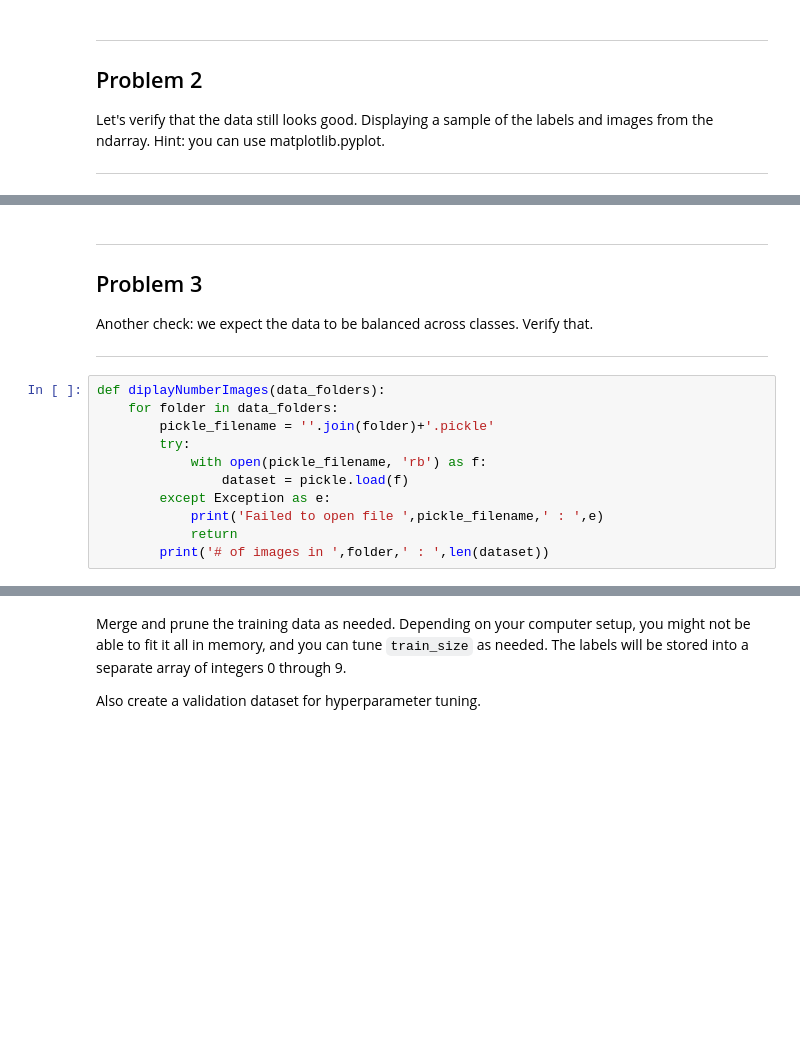
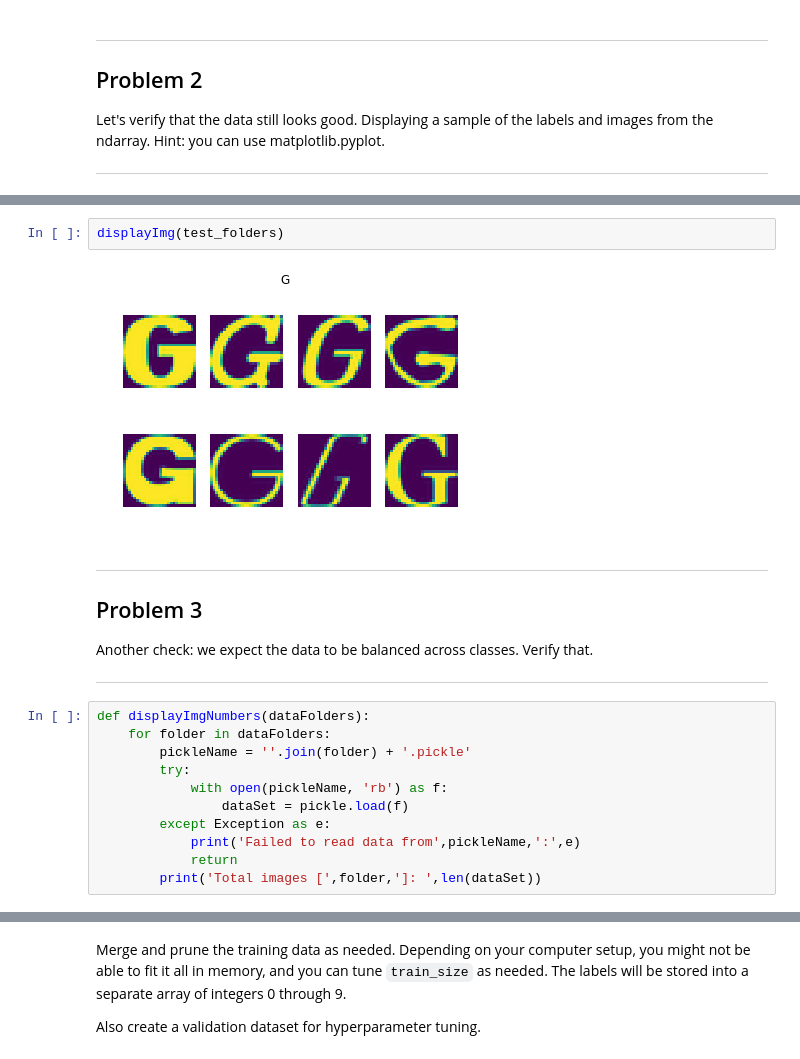
Before and after one commit to sthoong/TensorflowCourse, a Jupyter notebook: 1_notmnist.ipynb, the cells around one changed output, grey strips where cells are left out. Saved outputs shown, nothing was run; the diff lists cells and outputs as text; blank space fills up the shorter version.

```diff
--- a/1_notmnist.ipynb
+++ b/1_notmnist.ipynb
@@ -273,3 +247,7 @@ Wall time: 592 ms
+# %%
+displayImg(test_folders)
+# %% [output]
+[figure, added]
 # %% [markdown]
 ---
 Problem 3
@@ -278,13 +256,13 @@ Another check: we expect the data to be balanced across classes. Verify that.
 
 ---
 # %%
-def diplayNumberImages(data_folders):
-    for folder in data_folders:
-        pickle_filename = ''.join(folder)+'.pickle'
+def displayImgNumbers(dataFolders):
+    for folder in dataFolders:
+        pickleName = ''.join(folder) + '.pickle'
         try:
-            with open(pickle_filename, 'rb') as f:
-                dataset = pickle.load(f)
+            with open(pickleName, 'rb') as f:
+                dataSet = pickle.load(f)
         except Exception as e:
-            print('Failed to open file ',pickle_filename,' : ',e)
+            print('Failed to read data from',pickleName,':',e)
             return
-        print('# of images in ',folder,' : ',len(dataset))
+        print('Total images [',folder,']: ',len(dataSet))
```
Also changed, not shown: parts of 44 cells of this notebook.
